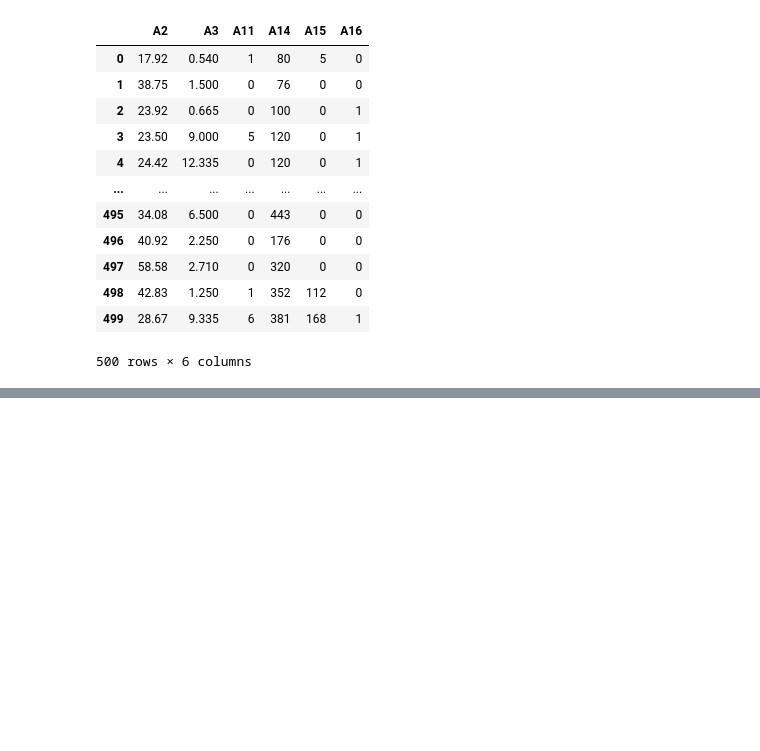
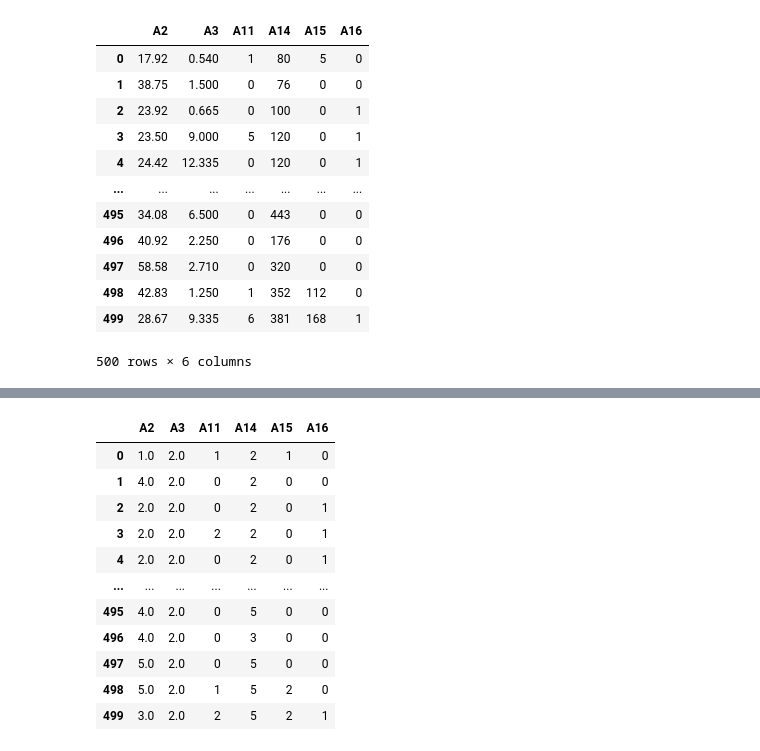
Before and after one commit to lalalaoalla/static-analysis-of-non-numeric-data, a Jupyter notebook: 1лаба/main.ipynb, the cells around one changed output, grey strips where cells are left out. Cells and saved outputs as stored; diff of their text form; code cells hidden in the pictures; blank space fills up the shorter version.

```diff
--- a/1лаба/main.ipynb
+++ b/1лаба/main.ipynb
@@ -153,3 +153,88 @@ quantitative_data_df
 | 498 | 42.83 | 1.250 | 1 | 352 | 112 | 0 |
 | 499 | 28.67 | 9.335 | 6 | 381 | 168 | 1 |
 500 rows × 6 columns
+# %%
+# Расчет интервалов дискретизации по квантилям
+import numpy as np
+
+np.set_printoptions(precision=3)
+
+quantiles_a2 = np.quantile(quantitative_data_df['A2'],[0.0, 0.2, 0.4, 0.6, 0.8, 1.0])
+quantiles_a3 = np.quantile(quantitative_data_df['A3'],[0.0, 0.2, 0.4, 0.6, 0.8, 1.0])
+quantiles_a11 = np.quantile(quantitative_data_df['A11'],[0.0, 0.2, 0.4, 0.6, 0.8, 1.0])
+quantiles_a14 = np.quantile(quantitative_data_df['A14'],[0.0, 0.2, 0.4, 0.6, 0.8, 1.0])
+quantiles_a15 = np.quantile(quantitative_data_df['A15'],[0.0, 0.2, 0.4, 0.6, 0.8, 1.0])
+
+#Фигня конечно но иначе не работает
+
+q_a3=[0.0, 0,822,2.0,4.415, 9.5, 28.0]
+q_a11=[0.0, 1.0, 5.0,67.0]
+q_a14=[0.0, 21.6, 120.0, 181.0, 290.0, 980.0]
+q_a15=[0.0,50.0,587.8, 51100.0]
+
+#Изменение данных в датафрейме, вместо числа вводится промежуток, в который он входит
+#A2
+for value in quantitative_data_df['A2']:
+    for i in range(len(quantiles_a2)-1):
+        if quantiles_a2[i] < value <= quantiles_a2[i+1]:
+            if value==15.17:
+                quantitative_data_df['A2']=quantitative_data_df['A2'].replace(value,1)
+            else:
+                quantitative_data_df['A2']=quantitative_data_df['A2'].replace(value,i+1)
+            break
+
+#A3
+for value in quantitative_data_df['A3']:
+    for i in range(len(q_a3)-1):
+        if q_a3[i] < value <= q_a3[i+1]:
+            if value == 0.0:
+                quantitative_data_df['A3']=quantitative_data_df['A3'].replace(value,1)
+            else:
+                quantitative_data_df['A3']=quantitative_data_df['A3'].replace(value,i+1)
+            break
+
+
+#A11
+for value in quantitative_data_df['A11']:
+    for i in range(len(q_a11)-1):
+        if q_a11[i] < value <= q_a11[i+1]:
+            if value == 0:
+                quantitative_data_df['A11']=quantitative_data_df['A11'].replace(value,1)
+            else:
+            #categories_a11.append(i+1)
+                quantitative_data_df['A11']=quantitative_data_df['A11'].replace(value,i+1)
+            break
+
+
+#A14
+for value in quantitative_data_df['A14']:
+    for i in range(len(q_a14)-1):
+        if q_a14[i] < value <= q_a14[i+1]:
+            if value==0.0:
+                quantitative_data_df['A14']=quantitative_data_df['A14'].replace(value,1)
+            else:
+                quantitative_data_df['A14']=quantitative_data_df['A14'].replace(value,i+1)
+            break
+
+
+#A15
+for value in quantitative_data_df['A15']:
+    for i in range(len(q_a15)-1):
+        if q_a15[i] < value <= q_a15[i+1]:
+            if value == 0.0:
+                quantitative_data_df['A15']=quantitative_data_df['A15'].replace(value,1)
+            else:
+                quantitative_data_df['A15']=quantitative_data_df['A15'].replace(value,i+1)
+            break
+
+
+
+print('quantiles_a2:',quantiles_a2)
+print('quantiles_a3:',quantiles_a3)
+print('quantiles_a11:',quantiles_a11)
+print('quantiles_a14:',quantiles_a14)
+print('quantiles_a15:',quantiles_a15)
+
+
+quantitative_data_df
+# %% [output]
@@ -155,0 +251,12 @@ quantitative_data_df
+|  | A2 | A3 | A11 | A14 | A15 | A16 |
+| 0 | 1.0 | 2.0 | 1 | 2 | 1 | 0 |
+| 1 | 4.0 | 2.0 | 0 | 2 | 0 | 0 |
+| 2 | 2.0 | 2.0 | 0 | 2 | 0 | 1 |
+| 3 | 2.0 | 2.0 | 2 | 2 | 0 | 1 |
+| 4 | 2.0 | 2.0 | 0 | 2 | 0 | 1 |
+| ... | ... | ... | ... | ... | ... | ... |
+| 495 | 4.0 | 2.0 | 0 | 5 | 0 | 0 |
+| 496 | 4.0 | 2.0 | 0 | 3 | 0 | 0 |
+| 497 | 5.0 | 2.0 | 0 | 5 | 0 | 0 |
+| 498 | 5.0 | 2.0 | 1 | 5 | 2 | 0 |
+| 499 | 3.0 | 2.0 | 2 | 5 | 2 | 1 |
```
Also changed, not shown: parts of 2 cells of this notebook.
